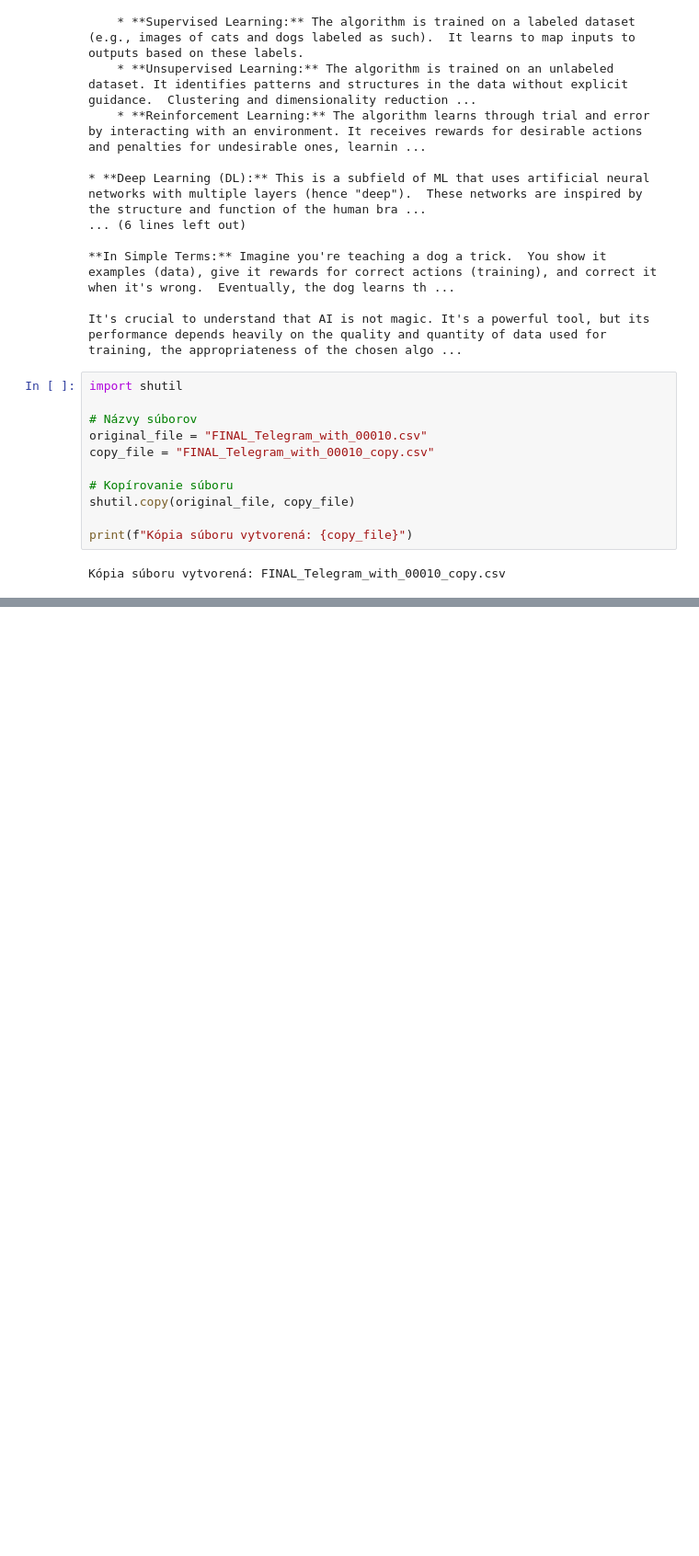
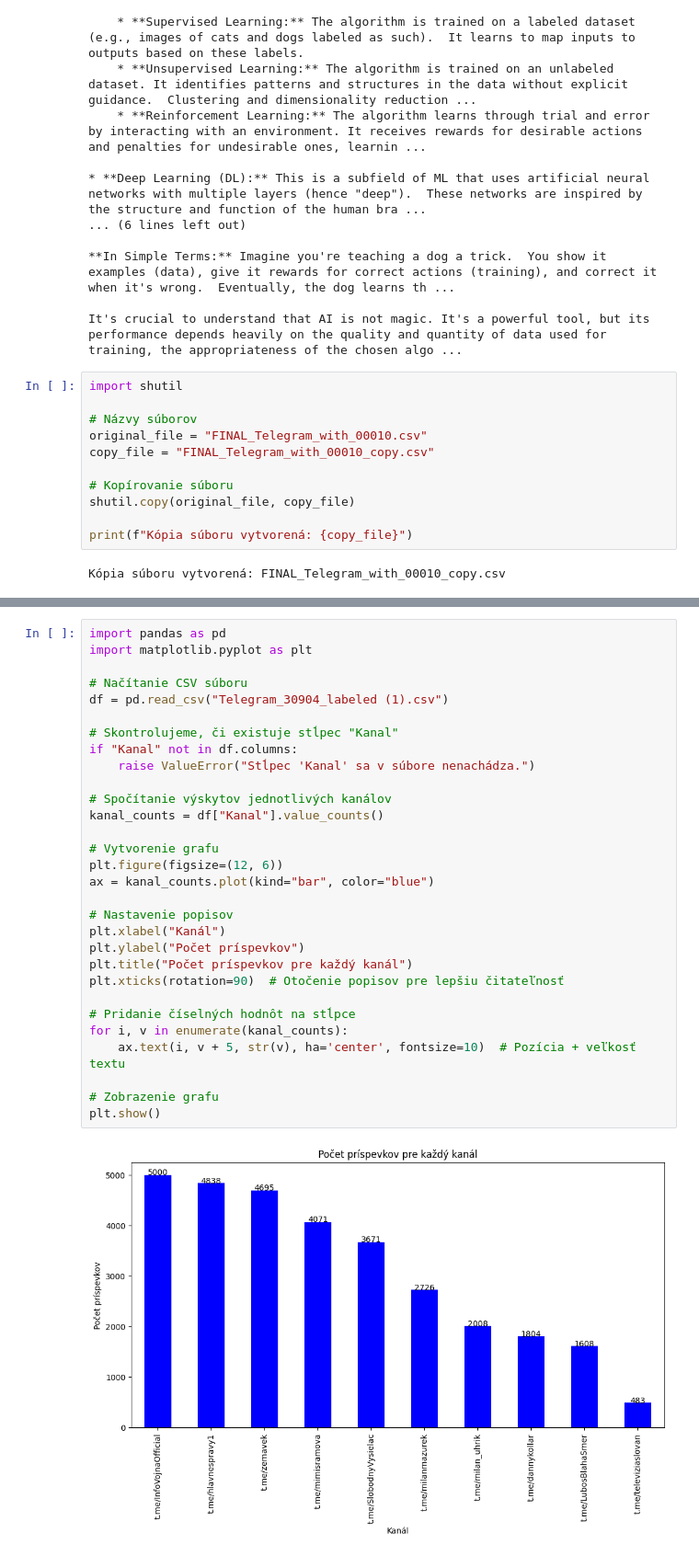
Before and after one commit to Micharo2/bakalarka, a Jupyter notebook: Kod.ipynb, the cells around one changed output, grey strips where cells are left out. Shown: that part at 92% size. Saved outputs shown, nothing was run; the diff lists cells and outputs as text; blank space fills up the shorter version.

```diff
--- a/Kod.ipynb
+++ b/Kod.ipynb
@@ -740,0 +706,32 @@ display(df)
+# %%
+import pandas as pd
+import matplotlib.pyplot as plt
+
+# Načítanie CSV súboru
+df = pd.read_csv("Telegram_30904_labeled (1).csv")
+
+# Skontrolujeme, či existuje stĺpec "Kanal"
+if "Kanal" not in df.columns:
+    raise ValueError("Stĺpec 'Kanal' sa v súbore nenachádza.")
+
+# Spočítanie výskytov jednotlivých kanálov
+kanal_counts = df["Kanal"].value_counts()
+
+# Vytvorenie grafu
+plt.figure(figsize=(12, 6))
+ax = kanal_counts.plot(kind="bar", color="blue")
+
+# Nastavenie popisov
+plt.xlabel("Kanál")
+plt.ylabel("Počet príspevkov")
+plt.title("Počet príspevkov pre každý kanál")
+plt.xticks(rotation=90)  # Otočenie popisov pre lepšiu čitateľnosť
+
+# Pridanie číselných hodnôt na stĺpce
+for i, v in enumerate(kanal_counts):
+    ax.text(i, v + 5, str(v), ha='center', fontsize=10)  # Pozícia + veľkosť textu
+
+# Zobrazenie grafu
+plt.show()
+# %% [output]
+[figure, added]
```
Also changed, not shown: parts of 12 cells of this notebook.
